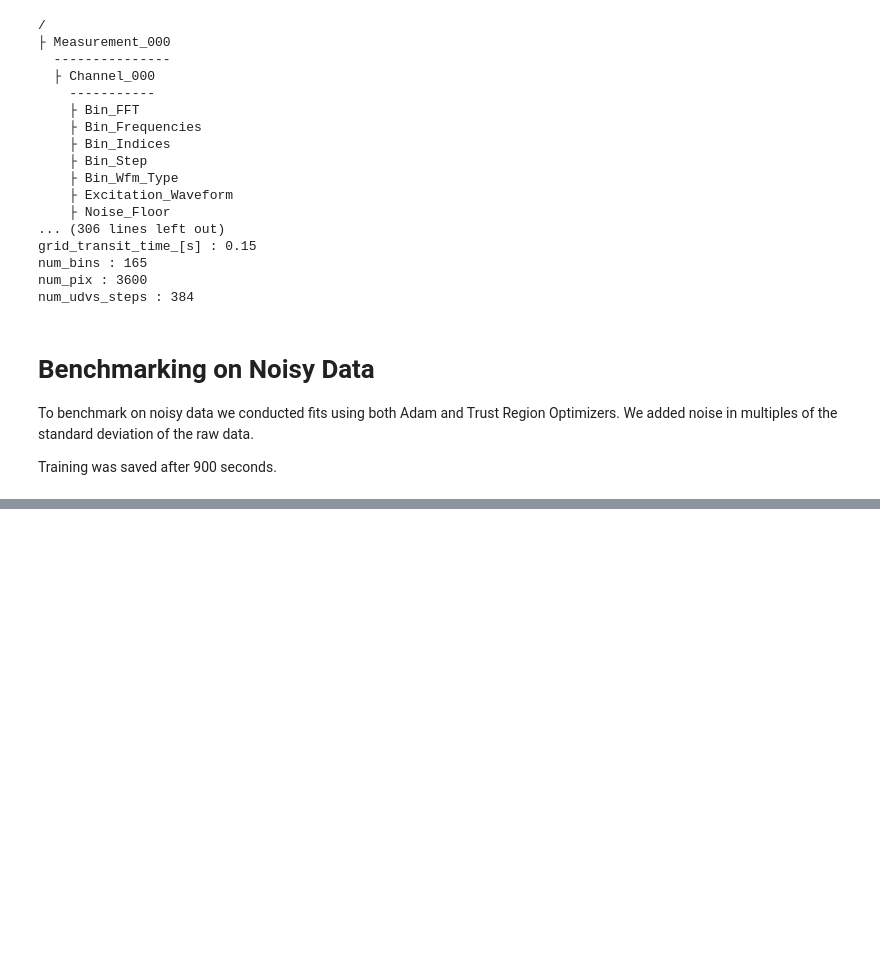
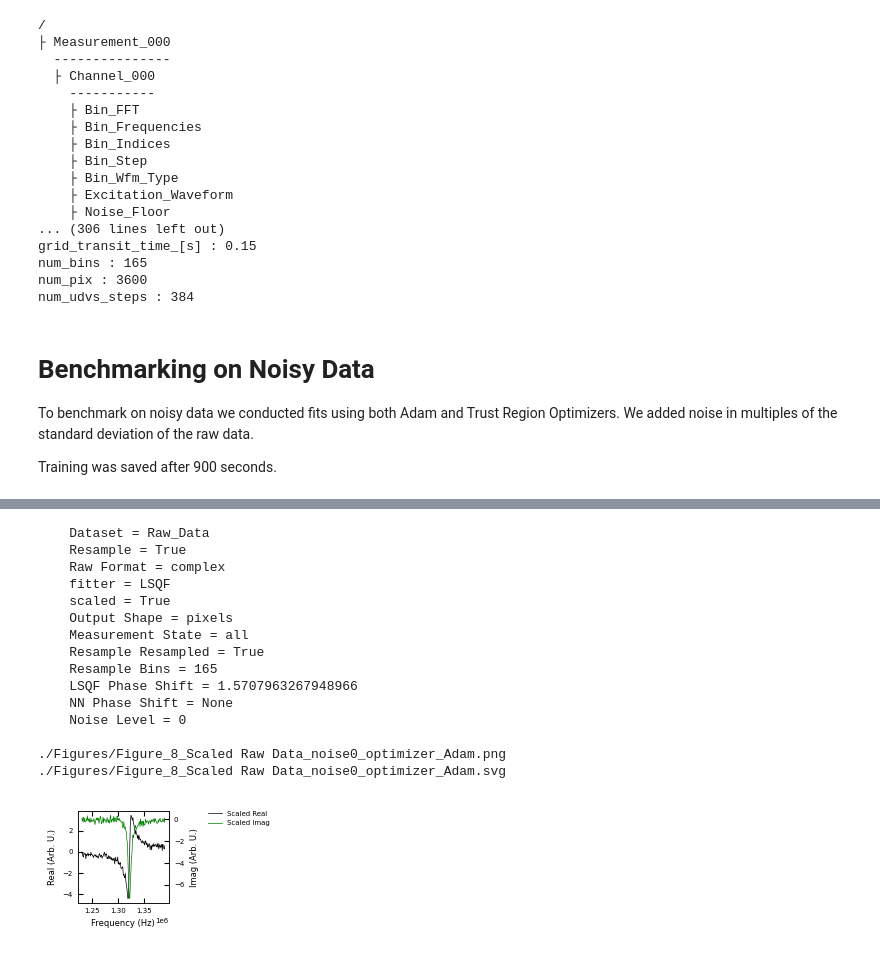
Before and after one commit to m3-learning/m3_learning, a Jupyter notebook: m3_learning/papers/2023_Rapid_Fitting/6_Noisy_Data_Analysis.ipynb, the cells around one changed output, grey strips where cells are left out. Saved outputs shown, nothing was run; the diff lists cells and outputs as text; code cells hidden in the pictures; blank space fills up the shorter version.

```diff
--- a/m3_learning/papers/2023_Rapid_Fitting/6_Noisy_Data_Analysis.ipynb
+++ b/m3_learning/papers/2023_Rapid_Fitting/6_Noisy_Data_Analysis.ipynb
@@ -83,0 +82,7 @@ results = find_best_model(basepath, filename)
+# %%
+# insatiate the visualization object
+image_scalebar = [2000, 500, "nm", "br"]
+
+BE_viz = Viz(dataset, printing, verbose=True,
+             SHO_ranges = [(0,1.5e-4), (1.31e6, 1.33e6), (-300, 0), (-np.pi, np.pi)],
+             image_scalebar=image_scalebar)
@@ -83,0 +97,26 @@ results = find_best_model(basepath, filename)
+# %%
+# Sets the dataset
+noise = 0
+optimizer = "Adam"
+
+state = {"fitter": "LSQF", "resampled": True, "scaled": True, "label": "Scaled", "noise": noise}
+dataset.set_attributes(**state)
+
+BE_viz.nn_checker(state, filename=f"Figure_8_Scaled Raw Data_noise{noise}_optimizer_{optimizer}")
+# %% [output]
+    Dataset = Raw_Data
+    Resample = True
+    Raw Format = complex
+    fitter = LSQF
+    scaled = True
+    Output Shape = pixels
+    Measurement State = all
+    Resample Resampled = True
+    Resample Bins = 165
+    LSQF Phase Shift = 1.5707963267948966
+    NN Phase Shift = None
+    Noise Level = 0
+
+./Figures/Figure_8_Scaled Raw Data_noise0_optimizer_Adam.png
+./Figures/Figure_8_Scaled Raw Data_noise0_optimizer_Adam.svg
+[figure, added]
```
Also changed, not shown: parts of 14 cells of this notebook, 1 other file.
